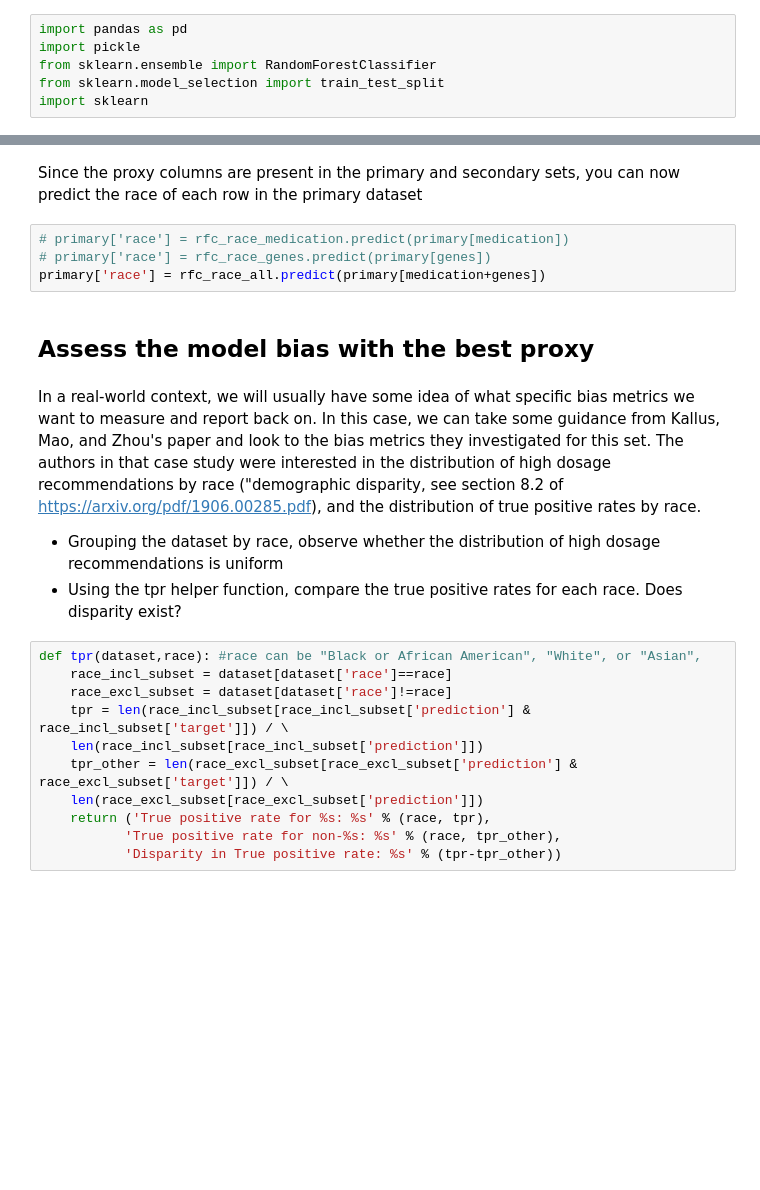
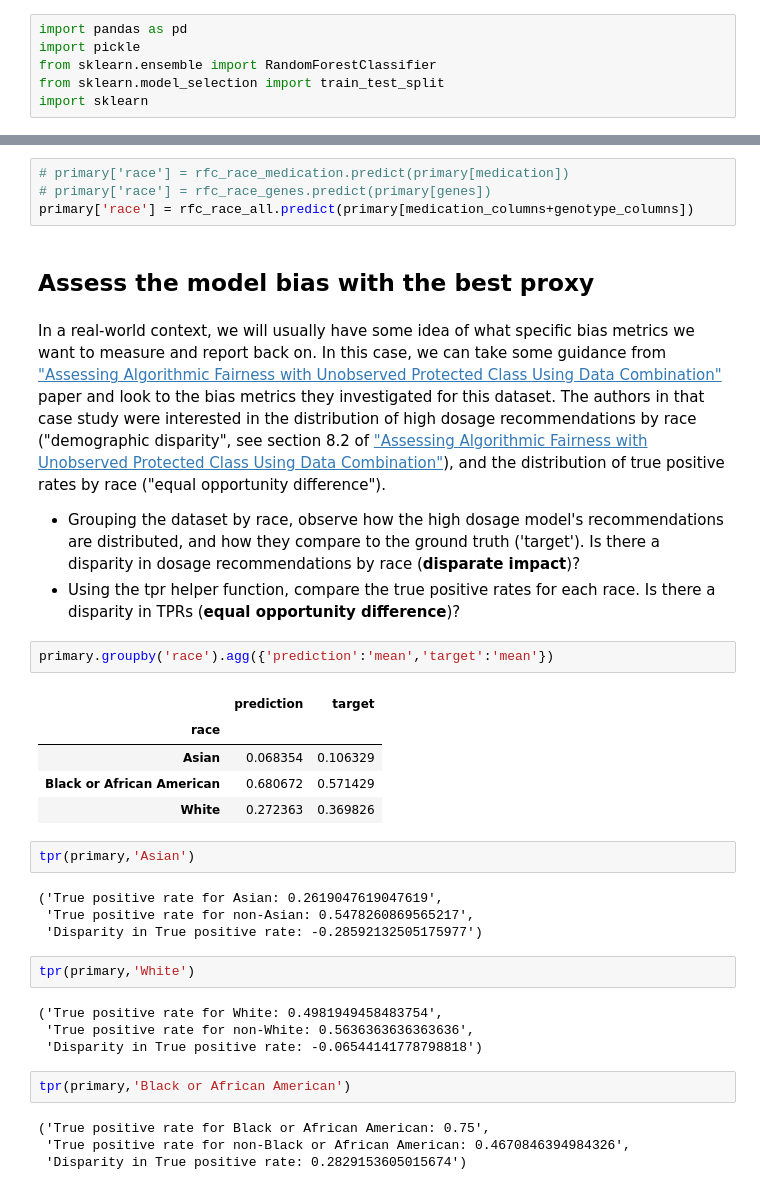
Before and after one commit to relaxedplan/detecting-mitigating-algorithmic-bias-book, a Jupyter notebook: Milestone 4.ipynb, the cells around one changed output, grey strips where cells are left out. Drawn from its saved outputs; the diff is of its cells as text; blank space fills up the shorter version.

```diff
--- a/Milestone 4.ipynb
+++ b/Milestone 4.ipynb
@@ -217,24 +198,37 @@ array([[238,   0,   3],
-# %% [markdown]
-Since the proxy columns are present in the primary and secondary sets, you can now predict the race of each row in the primary dataset
 # %%
 # primary['race'] = rfc_race_medication.predict(primary[medication])
 # primary['race'] = rfc_race_genes.predict(primary[genes])
-primary['race'] = rfc_race_all.predict(primary[medication+genes])
+primary['race'] = rfc_race_all.predict(primary[medication_columns+genotype_columns])
 # %% [markdown]
 ##  Assess the model bias with the best proxy
 # %% [markdown]
-In a real-world context, we will usually have some idea of what specific bias metrics we want to measure and report back on. In this case, we can take some guidance from Kallus, Mao, and Zhou's paper and look to the bias metrics they investigated for this set. The authors in that case study were interested in the distribution of high dosage recommendations by race ("demographic disparity, see section 8.2 of https://arxiv.org/pdf/1906.00285.pdf), and the distribution of true positive rates by race.
+In a real-world context, we will usually have some idea of what specific bias metrics we want to measure and report back on. In this case, we can take some guidance from ["Assessing Algorithmic Fairness with Unobserved Protected Class Using Data Combination"](https://arxiv.org/pdf/1906.00285.pdf) paper and look to the bias metrics they investigated for this dataset. The authors in that case study were interested in the distribution of high dosage recommendations by race ("demographic disparity", see section 8.2 of ["Assessing Algorithmic Fairness with Unobserved Protected Class Using Data Combination"](https://arxiv.org/pdf/1906.00285.pdf)), and the distribution of true positive rates by race ("equal opportunity difference").
 
- - Grouping the dataset by race, observe whether the distribution of high dosage recommendations is uniform
- - Using the tpr helper function, compare the true positive rates for each race. Does disparity exist?
+ - Grouping the dataset by race, observe how the high dosage model's recommendations are distributed, and how they compare to the ground truth ('target'). Is there a disparity in dosage recommendations by race (**disparate impact**)?
+ - Using the tpr helper function, compare the true positive rates for each race. Is there a disparity in TPRs (**equal opportunity difference**)?
-# %%
-def tpr(dataset,race): #race can be "Black or African American", "White", or "Asian",
-    race_incl_subset = dataset[dataset['race']==race]
-    race_excl_subset = dataset[dataset['race']!=race]
-    tpr = len(race_incl_subset[race_incl_subset['prediction'] & race_incl_subset['target']]) / \
-    len(race_incl_subset[race_incl_subset['prediction']])
-    tpr_other = len(race_excl_subset[race_excl_subset['prediction'] & race_excl_subset['target']]) / \
-    len(race_excl_subset[race_excl_subset['prediction']])
-    return ('True positive rate for %s: %s' % (race, tpr),
-           'True positive rate for non-%s: %s' % (race, tpr_other),
-           'Disparity in True positive rate: %s' % (tpr-tpr_other))
+# %%
+primary.groupby('race').agg({'prediction':'mean','target':'mean'})
+# %% [output]
+|  | prediction | target |
+| race |  |  |
+| Asian | 0.068354 | 0.106329 |
+| Black or African American | 0.680672 | 0.571429 |
+| White | 0.272363 | 0.369826 |
+# %%
+tpr(primary,'Asian')
+# %% [output]
+('True positive rate for Asian: 0.2619047619047619',
+ 'True positive rate for non-Asian: 0.5478260869565217',
+ 'Disparity in True positive rate: -0.28592132505175977')
+# %%
+tpr(primary,'White')
+# %% [output]
+('True positive rate for White: 0.4981949458483754',
+ 'True positive rate for non-White: 0.5636363636363636',
+ 'Disparity in True positive rate: -0.06544141778798818')
+# %%
+tpr(primary,'Black or African American')
+# %% [output]
+('True positive rate for Black or African American: 0.75',
+ 'True positive rate for non-Black or African American: 0.4670846394984326',
+ 'Disparity in True positive rate: 0.2829153605015674')
```
Also changed, not shown: parts of 37 cells of this notebook, 14 other files.
